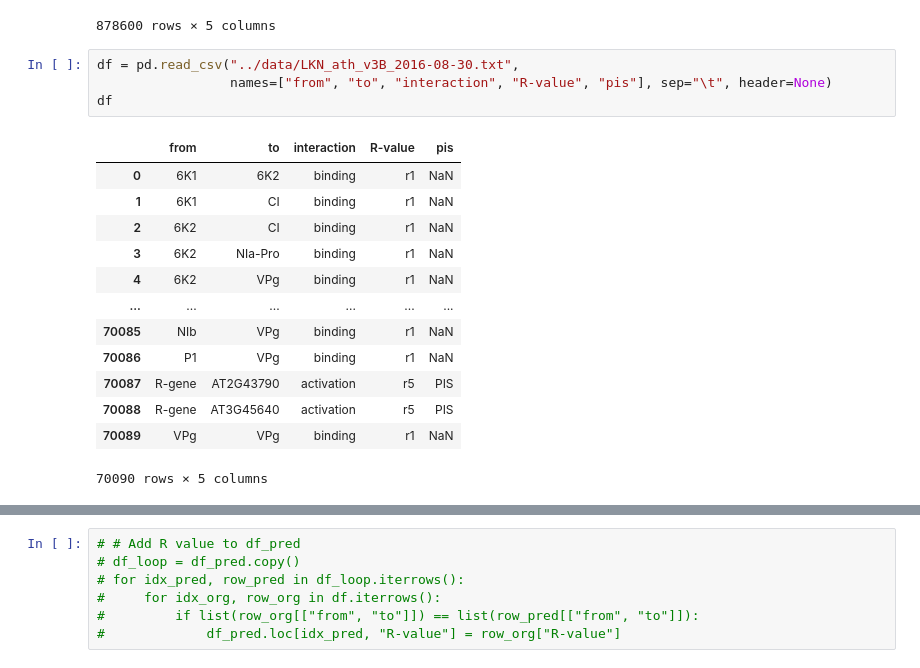
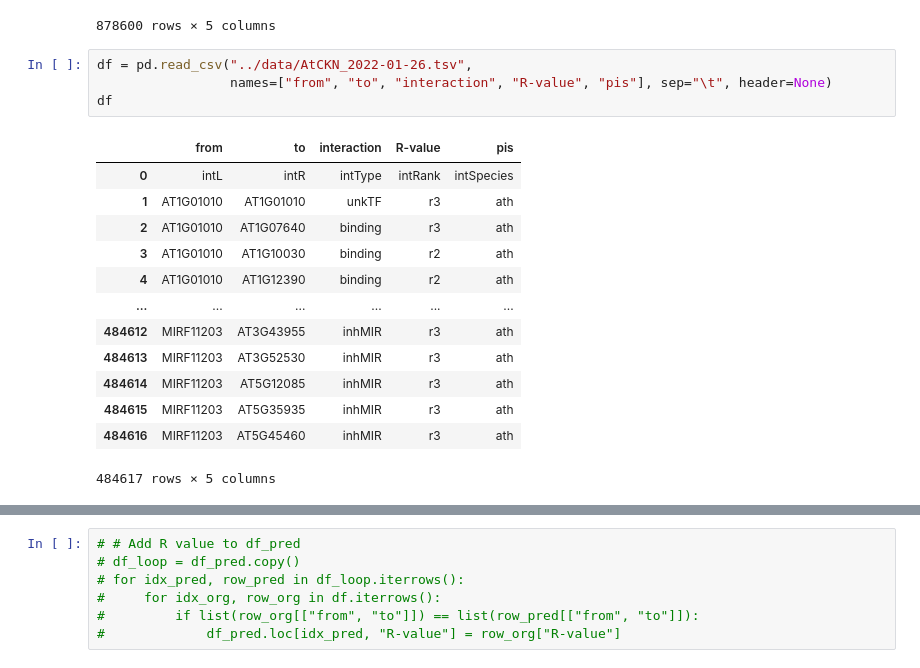
Before and after one commit to MartinMarzi/nib_ckn, a Jupyter notebook: notebooks/CKN-LinkPred_5_2.ipynb, the cells around one changed output, grey strips where cells are left out. Cells and saved outputs as stored; diff of their text form.

```diff
--- a/notebooks/CKN-LinkPred_5_2.ipynb
+++ b/notebooks/CKN-LinkPred_5_2.ipynb
@@ -468,20 +468,20 @@ df_pred
 | 878599 | AT2G20530 | AT4G28830 | 0 | 9.833479e-03 | NaN |
 878600 rows × 5 columns
 # %%
-df = pd.read_csv("../data/LKN_ath_v3B_2016-08-30.txt",
+df = pd.read_csv("../data/AtCKN_2022-01-26.tsv",
                  names=["from", "to", "interaction", "R-value", "pis"], sep="\t", header=None)
 df
 # %% [output]
 |  | from | to | interaction | R-value | pis |
-| 0 | 6K1 | 6K2 | binding | r1 | NaN |
-| 1 | 6K1 | CI | binding | r1 | NaN |
-| 2 | 6K2 | CI | binding | r1 | NaN |
-| 3 | 6K2 | NIa-Pro | binding | r1 | NaN |
-| 4 | 6K2 | VPg | binding | r1 | NaN |
+| 0 | intL | intR | intType | intRank | intSpecies |
+| 1 | AT1G01010 | AT1G01010 | unkTF | r3 | ath |
+| 2 | AT1G01010 | AT1G07640 | binding | r3 | ath |
+| 3 | AT1G01010 | AT1G10030 | binding | r2 | ath |
+| 4 | AT1G01010 | AT1G12390 | binding | r2 | ath |
 | ... | ... | ... | ... | ... | ... |
-| 70085 | NIb | VPg | binding | r1 | NaN |
-| 70086 | P1 | VPg | binding | r1 | NaN |
-| 70087 | R-gene | AT2G43790 | activation | r5 | PIS |
-| 70088 | R-gene | AT3G45640 | activation | r5 | PIS |
-| 70089 | VPg | VPg | binding | r1 | NaN |
+| 484612 | MIRF11203 | AT3G43955 | inhMIR | r3 | ath |
+| 484613 | MIRF11203 | AT3G52530 | inhMIR | r3 | ath |
+| 484614 | MIRF11203 | AT5G12085 | inhMIR | r3 | ath |
+| 484615 | MIRF11203 | AT5G35935 | inhMIR | r3 | ath |
+| 484616 | MIRF11203 | AT5G45460 | inhMIR | r3 | ath |
-70090 rows × 5 columns
+484617 rows × 5 columns
```
Also changed, not shown: parts of 7 cells of this notebook, 2 other files.
